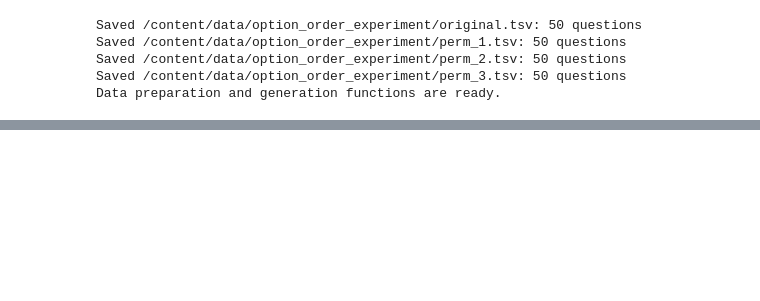
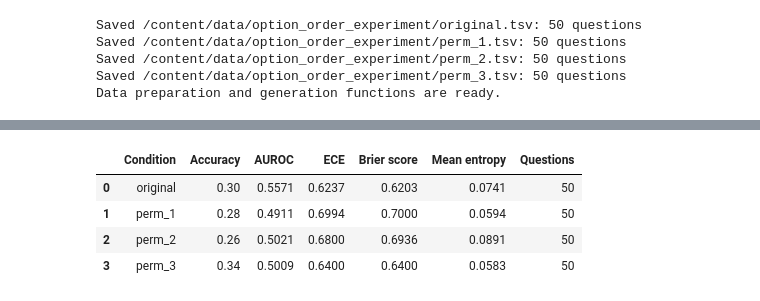
Before and after one commit to JoelvdR/medicalAI, a Jupyter notebook: Group15_[MAM11A_2026]_V&L_Practicum_Uncertainty_Final.ipynb, the cells around one changed output, grey strips where cells are left out. Drawn from its saved outputs; the diff is of its cells as text; code cells hidden in the pictures; blank space fills up the shorter version.

```diff
--- a/Group15_[MAM11A_2026]_V&L_Practicum_Uncertainty_Final.ipynb
+++ b/Group15_[MAM11A_2026]_V&L_Practicum_Uncertainty_Final.ipynb
@@ -2082,11 +2112,0 @@ for condition, df_cond in condition_data.items():
-# %%
-for condition, df_cond in condition_data.items():
-    df_cond["num_options"] = df_cond["options"].apply(
-        lambda x: len(
-            json.loads(x) if isinstance(x, str) and x.strip().startswith("{")
-            else ast.literal_eval(x) if isinstance(x, str)
-            else x
-        )
-    )
-
-    df_cond["parsed_response"] = df_cond["response"].apply(parse_answer)
@@ -2309,0 +2477,29 @@ else:
+# %%
+import numpy as np
+import pandas as pd
+
+results = []
+
+for condition, df in condition_data.items():
+    entropy, correct, num_options = compute_semantic_entropy_uncertainty(df)
+
+    auroc, ece, brier = evaluate(entropy, correct)
+
+    results.append({
+        "Condition": condition,
+        "Accuracy": np.mean(correct),
+        "AUROC": auroc,
+        "ECE": ece,
+        "Brier score": brier,
+        "Mean entropy": np.mean(entropy),
+        "Questions": len(correct)
+    })
+
+results_df = pd.DataFrame(results)
+display(results_df.round(4))
+# %% [output]
+|  | Condition | Accuracy | AUROC | ECE | Brier score | Mean entropy | Questions |
+| 0 | original | 0.30 | 0.5571 | 0.6237 | 0.6203 | 0.0741 | 50 |
+| 1 | perm_1 | 0.28 | 0.4911 | 0.6994 | 0.7000 | 0.0594 | 50 |
+| 2 | perm_2 | 0.26 | 0.5021 | 0.6800 | 0.6936 | 0.0891 | 50 |
+| 3 | perm_3 | 0.34 | 0.5009 | 0.6400 | 0.6400 | 0.0583 | 50 |
```
Also changed, not shown: parts of 12 cells of this notebook.
